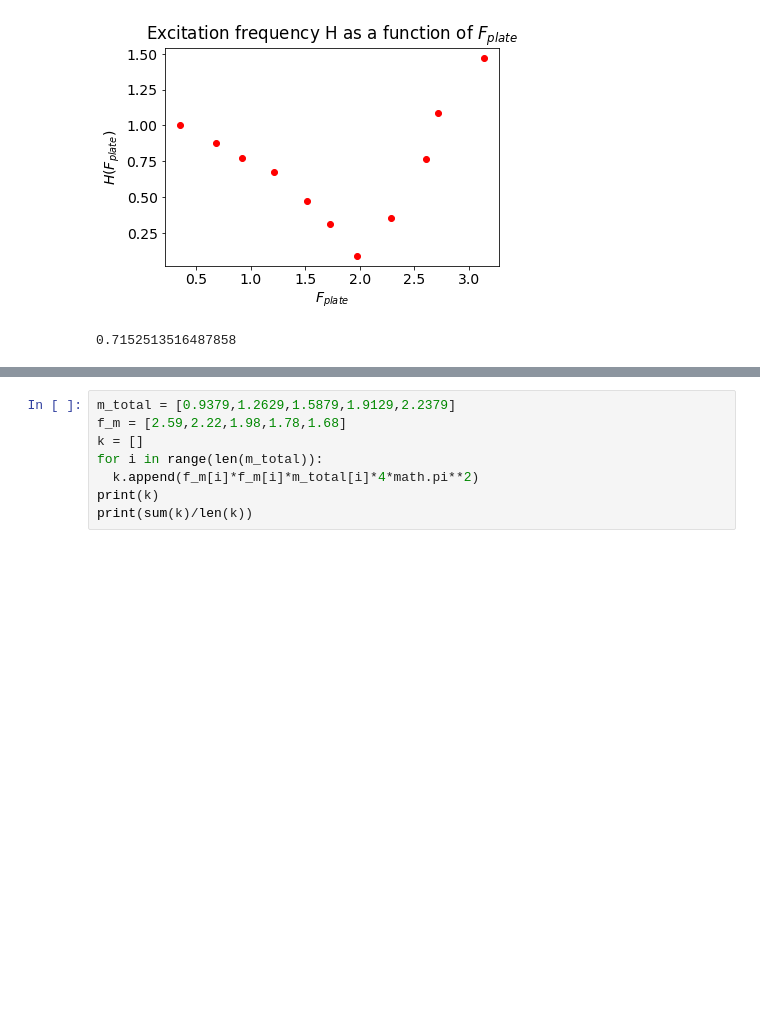
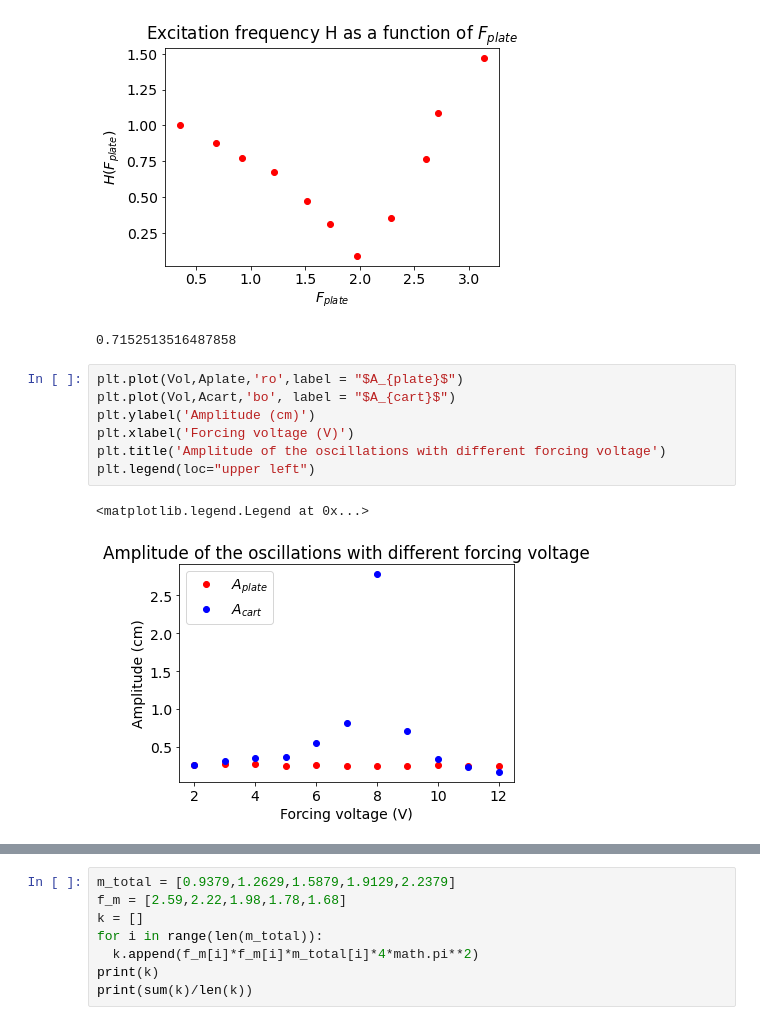
Before and after one commit to nnguyenu/ML-basic, a Jupyter notebook: Matplot_lib_tutorial.ipynb, the cells around one changed output, grey strips where cells are left out. Saved outputs shown, nothing was run; the diff lists cells and outputs as text; blank space fills up the shorter version.

```diff
--- a/Matplot_lib_tutorial.ipynb
+++ b/Matplot_lib_tutorial.ipynb
@@ -69,3 +69,13 @@ sum(H)/len(H)
 [1.0, 0.8750000000000001, 0.7714285714285716, 0.6756756756756757, 0.4727272727272727, 0.30864197530864196, 0.08992805755395684, 0.35211267605633806, 0.7647058823529411, 1.0869565217391304, 1.470588235 ...
 [figure]
 0.7152513516487858
+# %%
+plt.plot(Vol,Aplate,'ro',label = "$A_{plate}$")
+plt.plot(Vol,Acart,'bo', label = "$A_{cart}$")
+plt.ylabel('Amplitude (cm)')
+plt.xlabel('Forcing voltage (V)')
+plt.title('Amplitude of the oscillations with different forcing voltage')
+plt.legend(loc="upper left")
+# %% [output]
+<matplotlib.legend.Legend at 0x...>
+[figure, added]
```
Also changed, not shown: parts of 4 cells of this notebook.
